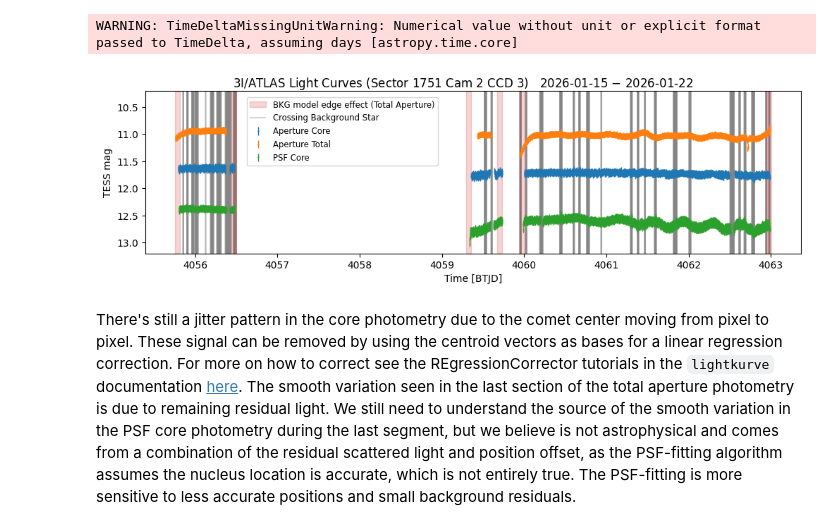
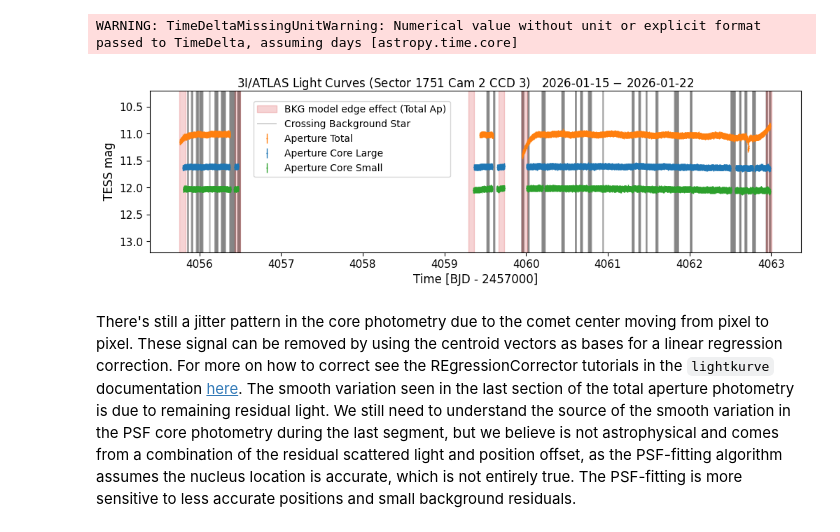
Before and after one commit to tessgi/tess-3i, a Jupyter notebook: notebooks/2026/open_hlsp_data.ipynb, the cells around one changed output. Drawn from its saved outputs; the diff is of its cells as text; code cells hidden in the pictures.

```diff
--- a/notebooks/2026/open_hlsp_data.ipynb
+++ b/notebooks/2026/open_hlsp_data.ipynb
@@ -239,11 +251,11 @@ We found 3 light curve extension:
 We can read these light curves using `lightkurve` package so we can take advantage of the built-in methods of a lightkurve object.
 # %%
 # The default reader will read only the first extension
-lc_core = lk.TessLightCurve.read(
+lc_core_s = lk.TessLightCurve.read(
     f"../../data/2026/hlsp_tess-3i_tess_ffi_3iatlas-s1751-cam2-ccd3_tess_v{version}_lc.fits",
     quality_bitmask="none",  # we set quality_bitmask to none to see all data
 )
-lc_core.head()
+lc_core_s.head()
 # %% [output]
 TessLightCurve length=5 LABEL="3I/ATLAS" SECTOR=1751 AUTHOR=SPOC FLUX_ORIGIN=pdcsap_flux
 | time | flux | flux_err | cadenceno | quality | centroid_col | centroid_row | tessmag | tessmag_err | ... |
@@ -383,15 +384,15 @@ plt.show()
 # %% [markdown]
 We can do similar things with the second aperture light curve (for the core + tail) and the PSF light curve, this time we use the generic file reader from `lightkurve` to load a different HDU extension
 # %%
-lc_total = lk.io.generic.read_generic_lightcurve(
+lc_core_l = lk.io.generic.read_generic_lightcurve(
     f"../../data/2026/hlsp_tess-3i_tess_ffi_3iatlas-s1751-cam2-ccd3_tess_v{version}_lc.fits",
     ext=2,
     time_format="btjd",
 )
+lc_core_l.head()
 
-lc_psf = lk.io.generic.read_generic_lightcurve(
+lc_total = lk.io.generic.read_generic_lightcurve(
     f"../../data/2026/hlsp_tess-3i_tess_ffi_3iatlas-s1751-cam2-ccd3_tess_v{version}_lc.fits",
     ext=3,
     time_format="btjd",
 )
-lc_psf.head()
@@ -564,94 +556,107 @@ mask_psf = (
 # %%
 # find data breaks due to diwnlink
-break_points = np.where(np.diff(lc_psf["time"]) > 0.1)[0] + 1
+break_points = np.where(np.diff(lc_core_s["time"]) > 0.1)[0] + 1
 break_points = np.concatenate(
-    [[0], break_points.tolist(), [len(lc_psf["time"])]]
+    [[0], break_points.tolist(), [len(lc_core_s["time"])]]
 ).ravel()
 # %% [output]
 WARNING: TimeDeltaMissingUnitWarning: Numerical value without unit or explicit format passed to TimeDelta, assuming days [astropy.time.core]
 # %%
+# Set global default font size
+plt.rcParams["font.size"] = 12
+
+# Override for specific elements
+plt.rcParams["axes.labelsize"] = 12  # Axis labels
+plt.rcParams["xtick.labelsize"] = 11  # X-tick labels
+plt.rcParams["ytick.labelsize"] = 11  # Y-tick labels
+plt.rcParams["axes.titlesize"] = 13  # Plot title
+
 fig, ax = plt.subplots(1, 1, figsize=(12, 3))
 fig.suptitle(
-    f"3I/ATLAS Light Curves (Sector {lc_core.sector} Cam {lc_core.camera} CCD {lc_core.ccd})"
-    f"   {lc_core.time[0].iso[:10]} $-$ {lc_core.time[-1].iso[:10]}",
+    f"3I/ATLAS Light Curves (Sector {lc_core_s.sector} Cam {lc_core_s.camera} CCD {lc_core_s.ccd})"
+    f"   {lc_core_s.time[0].iso[:10]} $-$ {lc_core_s.time[-1].iso[:10]}",
     y=0.95,
+    fontsize=12
 )
 
 ax.errorbar(
-    lc_core["time"][mask_core].btjd,
-    np.array(lc_core["tessmag"][mask_core].value),
-    yerr=np.array(lc_core["tessmag_err"][mask_core].value),
-    fmt=".",
-    lw=1,
-    ms=1,
-    label="Aperture Core",
-)
-ax.errorbar(
     lc_total["time"][mask_total].btjd,
-    np.array(lc_total["tessmag"][mask_total].value),
-    yerr=np.array(lc_total["tessmag_err"][mask_total].value),
+    np.array(lc_total["tessmag_corr"][mask_total].value),
+    yerr=np.array(lc_total["tessmag_err_corr"][mask_total].value),
     fmt=".",
     lw=1,
     ms=1,
     label="Aperture Total",
+    c="tab:orange",
 )
 ax.errorbar(
-    lc_psf["time"][mask_psf].btjd,
-    np.array(lc_psf["tessmag"][mask_psf].value),
-    yerr=np.array(lc_psf["tessmag_err"][mask_psf].value),
+    lc_core_l["time"][mask_core_l].btjd,
+    np.array(lc_core_l["tessmag_corr"][mask_core_l].value),
+    yerr=np.array(lc_core_l["tessmag_err_corr"][mask_core_l].value),
     fmt=".",
     lw=1,
     ms=1,
-    label="PSF Core",
+    label="Aperture Core Large",
+    c="tab:blue",
+)
+ax.errorbar(
+    lc_core_s["time"][mask_core_s].btjd,
+    np.array(lc_core_s["tessmag_corr"][mask_core_s].value),
+    yerr=np.array(lc_core_s["tessmag_err_corr"][mask_core_s].value),
+    fmt=".",
+    lw=1,
+    ms=1,
+    label="Aperture Core Small",
+    c="tab:green",
 )
 
 # we plot the time ranges affected by background model edge effects
 for s, e in zip(break_points[:-1], break_points[1:]):
     ax.axvspan(
         lc_total["time"][s].value,
-        lc_total["time"][s + 25].value,
+        lc_total["time"][s + 30].value,
         color="tab:red",
         alpha=0.2,
-        label="BKG model edge effect (Total Aperture)" if s == 0 else None,
+        label="BKG model edge effect (Total Ap)" if s == 0 else None,
     )
     ax.axvspan(
-        lc_total["time"][e - 1 - 25].value,
+        lc_total["time"][e - 1 - 30].value,
         lc_total["time"][e - 1].value,
         color="tab:red",
         alpha=0.2,
-        # label="BKG model edge effect (Total Aperture)"
+        # label="BKG model edge effect (Total Ap)"
         )
 
 # we highlight the times when the asteroid crosses background stars
 ax.vlines(
-    lc_core["time"][extra["NPIX_BKGSTAR_CORE"] > 3].btjd,
+    lc_core_s["time"][extra["NPIX_BKGSTAR_CORE"] > 3].btjd,
     # [4056],
     ymin=14,
     ymax=10,
     zorder=-1000,
     color="gray",
     alpha=0.4,
     lw=1.2,
     label="Crossing Background Star",
 )
 
-ax.legend(loc="center", bbox_to_anchor=(0.3, 0.75), ncols=1, fontsize="small")
+ax.legend(loc="center", bbox_to_anchor=(0.31, 0.7), ncols=1, fontsize=10)
 ax.set_ylim(10.2,13.2)
 # ax.set_xlim(4055.7, 4056.6)
 
-ax.set_xlabel("Time [BTJD]")
+ax.set_xlabel("Time [BJD - 2457000]")
 ax.set_ylabel("TESS mag")
 ax.invert_yaxis()
 
 plt.savefig(
     "../../data/2026/figures/tess_3iatlas_spoc_s1751_lc_clean.png",
     dpi=300,
     bbox_inches="tight",
 )
 
 plt.show()
 # %% [output]
-[figure, old version]
+[figure, new version]
 # %% [markdown]
 There's still a jitter pattern in the core photometry due to the comet center moving from pixel to pixel.
 These signal can be removed by using the centroid vectors as bases for a linear regression correction.
```
Also changed, not shown: parts of 29 cells of this notebook.
